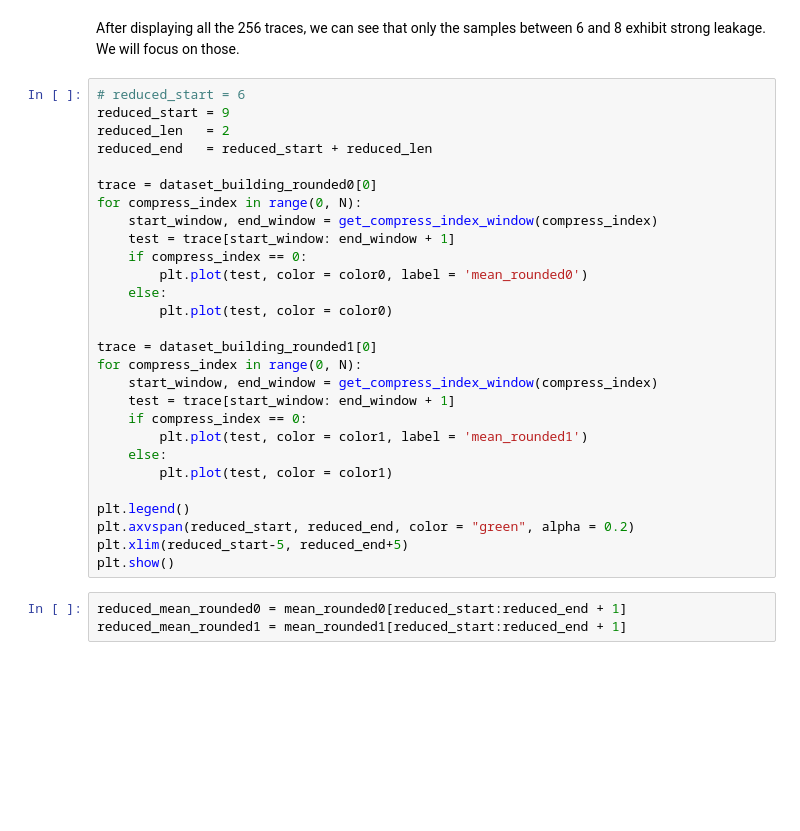
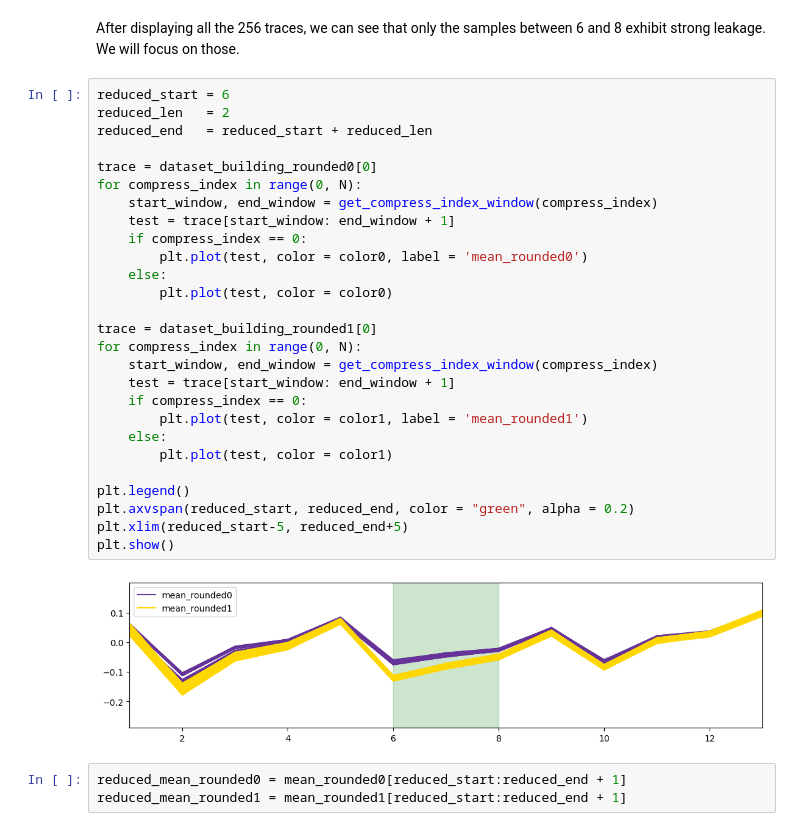
Before and after one commit to anders1901/kyber_polytomsg, a Jupyter notebook: Attack_with_CW/kyber_polytomsg_leakage_detection_shuffling.ipynb, the cells around one changed output. Cells and saved outputs as stored; diff of their text form; blank space fills up the shorter version.

```diff
--- a/Attack_with_CW/kyber_polytomsg_leakage_detection_shuffling.ipynb
+++ b/Attack_with_CW/kyber_polytomsg_leakage_detection_shuffling.ipynb
@@ -627,33 +773,34 @@ plt.show()
 # %% [markdown]
 After displaying all the 256 traces, we can see that only the samples between 6 and 8 exhibit strong leakage. We will focus on those.
 # %%
-# reduced_start = 6
-reduced_start = 9
+reduced_start = 6
 reduced_len   = 2
 reduced_end   = reduced_start + reduced_len
 
 trace = dataset_building_rounded0[0]
 for compress_index in range(0, N):
     start_window, end_window = get_compress_index_window(compress_index)
     test = trace[start_window: end_window + 1]
     if compress_index == 0:
         plt.plot(test, color = color0, label = 'mean_rounded0')
     else:
         plt.plot(test, color = color0)
 
 trace = dataset_building_rounded1[0]
 for compress_index in range(0, N):
     start_window, end_window = get_compress_index_window(compress_index)
     test = trace[start_window: end_window + 1]
     if compress_index == 0:
         plt.plot(test, color = color1, label = 'mean_rounded1')
     else:
         plt.plot(test, color = color1)
 
 plt.legend()
 plt.axvspan(reduced_start, reduced_end, color = "green", alpha = 0.2)
 plt.xlim(reduced_start-5, reduced_end+5)
 plt.show()
+# %% [output]
+[figure, added]
 # %%
 reduced_mean_rounded0 = mean_rounded0[reduced_start:reduced_end + 1]
 reduced_mean_rounded1 = mean_rounded1[reduced_start:reduced_end + 1]
```
Also changed, not shown: parts of 29 cells of this notebook.
